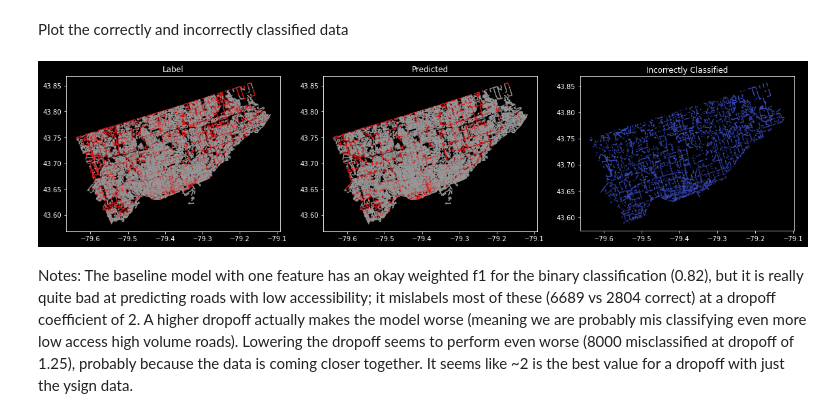
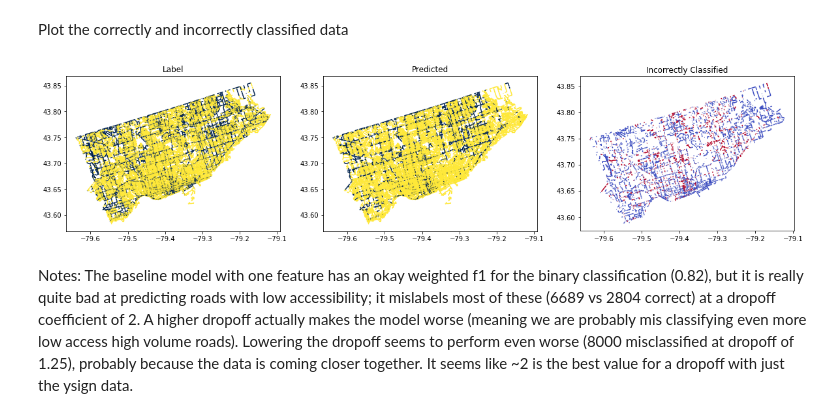
Before and after one commit to KeaganHRankin/Cycle-Classifier, a Jupyter notebook: model/baseline_ysign_model.ipynb, the cells around one changed output. Saved outputs shown, nothing was run; the diff lists cells and outputs as text; code cells hidden in the pictures.

Commit message:
Concluding work on the eda and models. Adding Saads work on the models - 2020-04-11

```diff
--- a/model/baseline_ysign_model.ipynb
+++ b/model/baseline_ysign_model.ipynb
@@ -24,0 +37,10 @@ train_data.head()
+# %%
+train_data = pd.merge(train_data,
+                      centrelines_gpd[['CENTRELINE_ID','LINEAR_NAME_TYPE']],
+                      how='left',
+                      left_on='GEO_ID',
+                      right_on='CENTRELINE_ID',
+                     )
+
+train_data['LINEAR_NAME_TYPE'] = train_data['LINEAR_NAME_TYPE'].fillna('no type')
+train_data.head()
@@ -31,10 +60,10 @@ y_train_access = train_data['high access']
 X_train = train_data.drop(['LTS','high access'], axis=1)
 # %%
 # Run the feature creation functions from imports
-keep_rows = ['OBJECTID', 'GEO_ID', 'geometry', 'ysign vehicle', 'ysign ped']
+keep_rows = ['OBJECTID', 'GEO_ID', 'geometry', 'ysign vehicle', 'ysign ped', 'LINEAR_NAME_TYPE']
 X_train = droprows(X_train, keep_rows)
 X_train = add_regions(X_train, 2, 4)
-X_train = scale_and_dummy(X_train, ['ysign vehicle', 'ysign ped'], ['x_region', 'y_region'])
+X_train = scale_and_dummy(X_train, ['ysign vehicle', 'ysign ped'], ['x_region', 'y_region','LINEAR_NAME_TYPE'])
 X_train.head()
 # %% [output]
 Principal component 0
@@ -76,7 +106,7 @@ params_log = {'penalty': ('l1', 'l2'),
 # Do the search (might take awhile)
 r_search_log = RandomizedSearchCV(estimator=model_log,
                                   param_distributions=params_log,
-                                  n_iter=200,
+                                  n_iter=10,
                                   scoring='f1_weighted',
                                   cv=cv,
                                  )
@@ -99,5 +129,5 @@ best estimator:  LogisticRegression(C=0.001511781958970292, fit_intercept=False)
 # %%
-model_baseline = LogisticRegression(C=0.0018, fit_intercept=False)
+model_baseline = LogisticRegression(C=11.569768236989306, fit_intercept=False)
 model_baseline.fit(X_train[features], y_train_access)
 
 y_pred = model_baseline.predict(X_train[features])
@@ -173,36 +203,38 @@ lts_gpd['high access'] = lts_gpd['LTS'].apply(lambda x: 1 if x <= 2 else 0)
 # %%
 # Plot the above to show the new data. Show with 4 LTS and with the high/low access grouping
 # Geoframe
 plotr = pd.merge(lts_gpd,
                  predicted[['GEO_ID',0]],
                  how='left',
                  left_on='GEO_ID',
                  right_on='GEO_ID',)
 
 # Find the difference in classification
 plotr = plotr.dropna()
 plotr['diff'] = plotr['high access'] - plotr[0]
-plotr['diff'] = plotr['diff'].apply(lambda x: 'incorrect' if x != 0 else 'correct')
+plotr['i or c'] = plotr['diff'].apply(lambda x: 'incorrect' if x != 0 else 'correct')
+plotr_diff = plotr[plotr['diff'] != 0]
 
 # Figure
 fig, axs = plt.subplots(figsize=(20,12), ncols=3)
 
 # Plotting
-plotr.plot(ax=axs[0], column='high access', cmap='Set1')
-plotr.plot(ax=axs[1], column=0, cmap='Set1')
-plotr[plotr['diff'] == 'incorrect'].plot(ax=axs[2], column='diff', cmap='coolwarm')
+plotr.plot(ax=axs[0], column='high access', cmap='cividis')
+plotr.plot(ax=axs[1], column=0, cmap='cividis')
+#plotr[plotr['i or c'] == 'incorrect'].plot(ax=axs[2], column='i or c', cmap='coolwarm')
+plotr_diff.plot(ax=axs[2], column='diff', cmap='coolwarm')
 
 # Attributes
 axs[0].title.set_text('Label')
 axs[1].title.set_text('Predicted')
 axs[2].title.set_text('Incorrectly Classified')
 axs[0].grid(False)
 axs[1].grid(False)
 axs[2].grid(False)
 
 plt.show()
 # %% [output]
-[figure, old version]
+[figure, new version]
 # %% [markdown]
 Notes:
 The baseline model with one feature has an okay weighted f1 for the binary classification (0.82), but it is really quite bad at predicting roads with low accessibility; it mislabels most of these (6689 vs 2804 correct) at a dropoff coefficient of 2. A higher dropoff actually makes the model worse (meaning we are probably mis classifying even more low access high volume roads). Lowering the dropoff seems to perform even worse (8000 misclassified at dropoff of 1.25), probably because the data is coming closer together. It seems like ~2 is the best value for a dropoff with just the ysign data.
```
Also changed, not shown: parts of 8 cells of this notebook, 5 other files.
